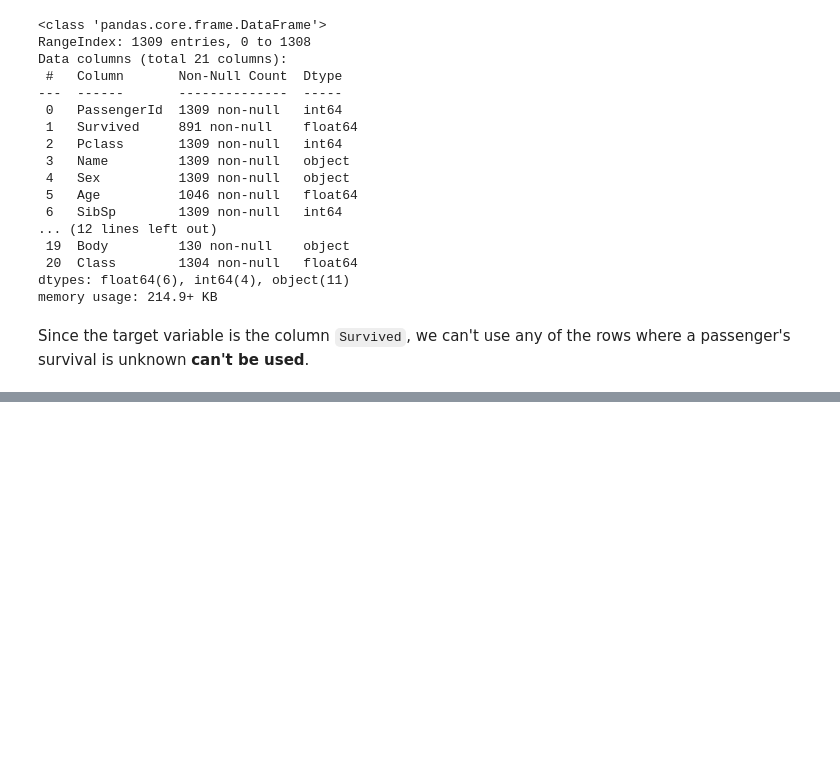
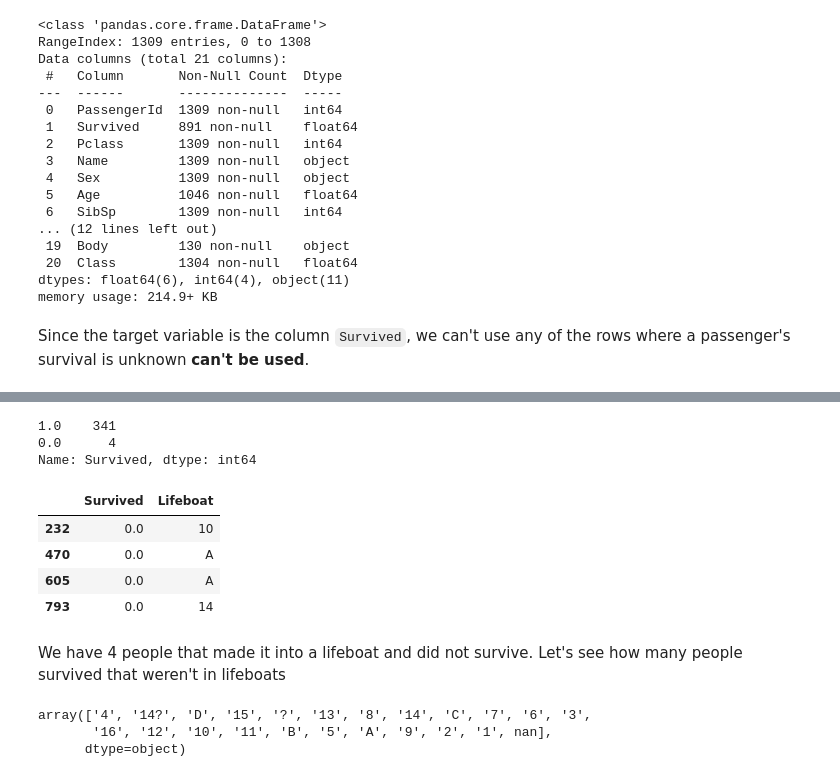
Before and after one commit to bmauss/KNN_Imputation_Evaluation, a Jupyter notebook: Obtaining and Scrubbing Data.ipynb, the cells around one changed output, grey strips where cells are left out. Drawn from its saved outputs; the diff is of its cells as text; code cells hidden in the pictures; blank space fills up the shorter version.

```diff
--- a/Obtaining and Scrubbing Data.ipynb
+++ b/Obtaining and Scrubbing Data.ipynb
@@ -201,0 +247,27 @@ Name: Body, Length: 132, dtype: int64
+# %%
+lifeboat = titanic[['Survived', 'Lifeboat']]
+lifeboat = lifeboat[lifeboat['Lifeboat'].isna() != True]
+lifeboat.Survived.value_counts()
+# %% [output]
+1.0    341
+0.0      4
+Name: Survived, dtype: int64
+# %%
+lifeboat = lifeboat[lifeboat['Survived'] == 0.0]
+lifeboat
+# %% [output]
+|  | Survived | Lifeboat |
+| 232 | 0.0 | 10 |
+| 470 | 0.0 | A |
+| 605 | 0.0 | A |
+| 793 | 0.0 | 14 |
+# %% [markdown]
+We have 4 people that made it into a lifeboat and did not survive. Let's see how many people survived that weren't in lifeboats
+# %%
+no_lifeboat = titanic[['Survived', 'Lifeboat']]
+no_lifeboat = no_lifeboat[no_lifeboat['Survived'] == 1.0]
+no_lifeboat.Lifeboat.unique()
+# %% [output]
+array(['4', '14?', 'D', '15', '?', '13', '8', '14', 'C', '7', '6', '3',
+       '16', '12', '10', '11', 'B', '5', 'A', '9', '2', '1', nan],
+      dtype=object)
```
Also changed, not shown: parts of 25 cells of this notebook, 3 other files.
